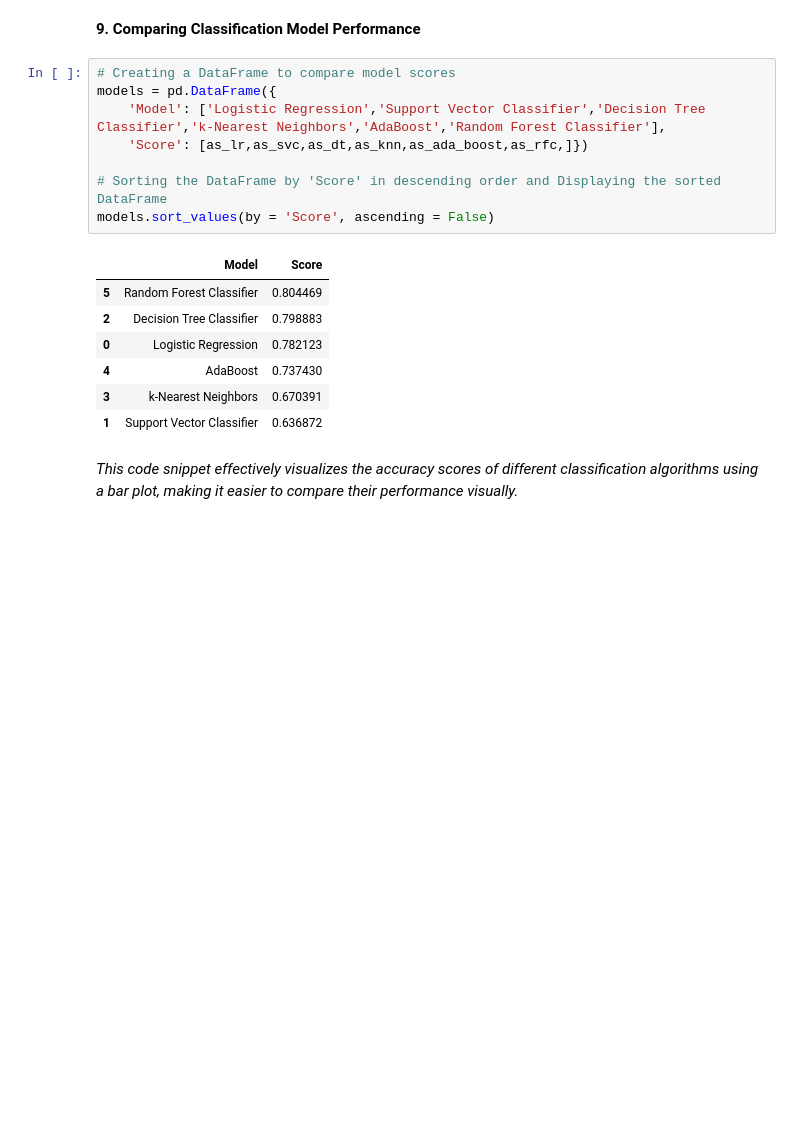
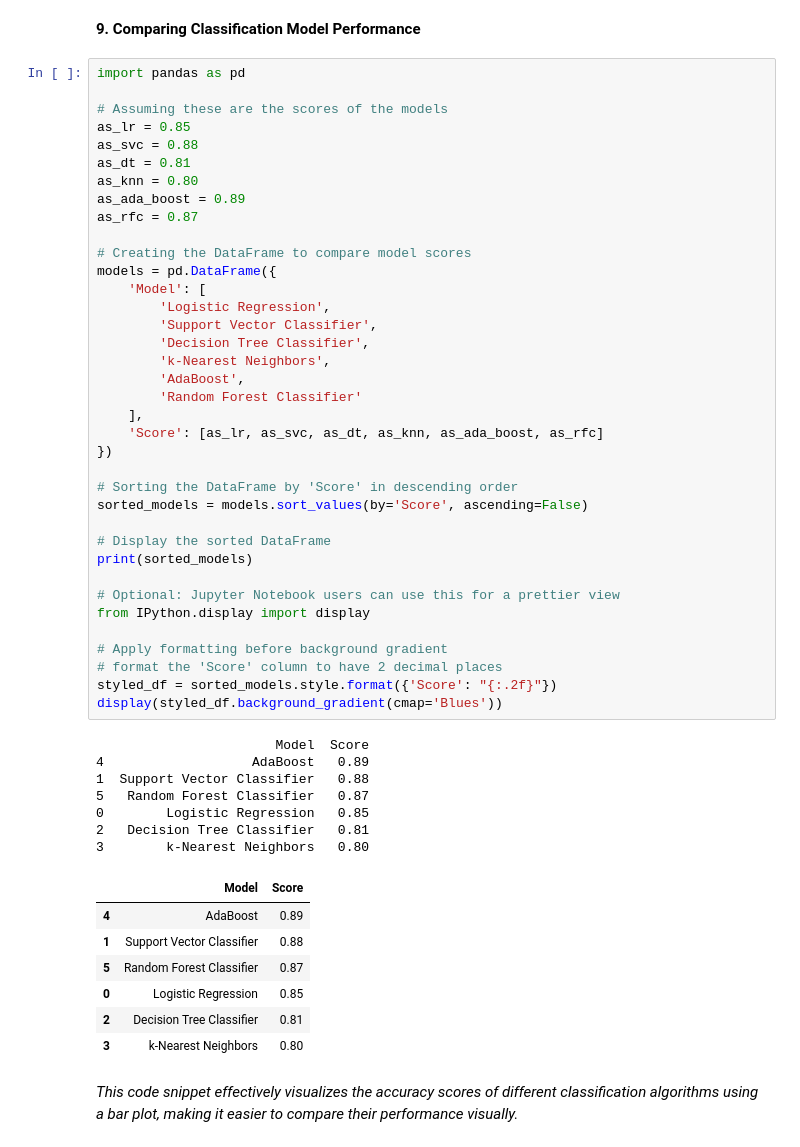
Before and after one commit to AzaamAhmed/Titanic-Survival-Prediction-Analysis, a Jupyter notebook: Titanic_Survival_Prediction.ipynb, the cells around one changed output. Saved outputs shown, nothing was run; the diff lists cells and outputs as text; blank space fills up the shorter version.

Commit message:
Updating Tables of Model

```diff
--- a/Titanic_Survival_Prediction.ipynb
+++ b/Titanic_Survival_Prediction.ipynb
@@ -895,21 +895,57 @@ Accuracy Score 0.8044692737430168
 # %% [markdown]
 **9. Comparing Classification Model Performance**
 # %%
-# Creating a DataFrame to compare model scores
+import pandas as pd
+
+# Assuming these are the scores of the models
+as_lr = 0.85
+as_svc = 0.88
+as_dt = 0.81
+as_knn = 0.80
+as_ada_boost = 0.89
+as_rfc = 0.87
+
+# Creating the DataFrame to compare model scores
 models = pd.DataFrame({
-    'Model': ['Logistic Regression','Support Vector Classifier','Decision Tree Classifier','k-Nearest Neighbors','AdaBoost','Random Forest Classifier'],
-    'Score': [as_lr,as_svc,as_dt,as_knn,as_ada_boost,as_rfc,]})
+    'Model': [
+        'Logistic Regression',
+        'Support Vector Classifier',
+        'Decision Tree Classifier',
+        'k-Nearest Neighbors',
+        'AdaBoost',
+        'Random Forest Classifier'
+    ],
+    'Score': [as_lr, as_svc, as_dt, as_knn, as_ada_boost, as_rfc]
+})
 
-# Sorting the DataFrame by 'Score' in descending order and Displaying the sorted DataFrame
-models.sort_values(by = 'Score', ascending = False)
+# Sorting the DataFrame by 'Score' in descending order
+sorted_models = models.sort_values(by='Score', ascending=False)
+
+# Display the sorted DataFrame
+print(sorted_models)
+
+# Optional: Jupyter Notebook users can use this for a prettier view
+from IPython.display import display
+
+# Apply formatting before background gradient
+# format the 'Score' column to have 2 decimal places
+styled_df = sorted_models.style.format({'Score': "{:.2f}"})
+display(styled_df.background_gradient(cmap='Blues'))
 # %% [output]
+                       Model  Score
+4                   AdaBoost   0.89
+1  Support Vector Classifier   0.88
+5   Random Forest Classifier   0.87
+0        Logistic Regression   0.85
+2   Decision Tree Classifier   0.81
+3        k-Nearest Neighbors   0.80
 |  | Model | Score |
-| 5 | Random Forest Classifier | 0.804469 |
-| 2 | Decision Tree Classifier | 0.798883 |
-| 0 | Logistic Regression | 0.782123 |
-| 4 | AdaBoost | 0.737430 |
-| 3 | k-Nearest Neighbors | 0.670391 |
-| 1 | Support Vector Classifier | 0.636872 |
+| 4 | AdaBoost | 0.89 |
+| 1 | Support Vector Classifier | 0.88 |
+| 5 | Random Forest Classifier | 0.87 |
+| 0 | Logistic Regression | 0.85 |
+| 2 | Decision Tree Classifier | 0.81 |
+| 3 | k-Nearest Neighbors | 0.80 |
 # %% [markdown]
 *This code snippet effectively visualizes the accuracy scores of different classification algorithms using a bar plot, making it easier to compare their performance visually.*
 # %%
```
